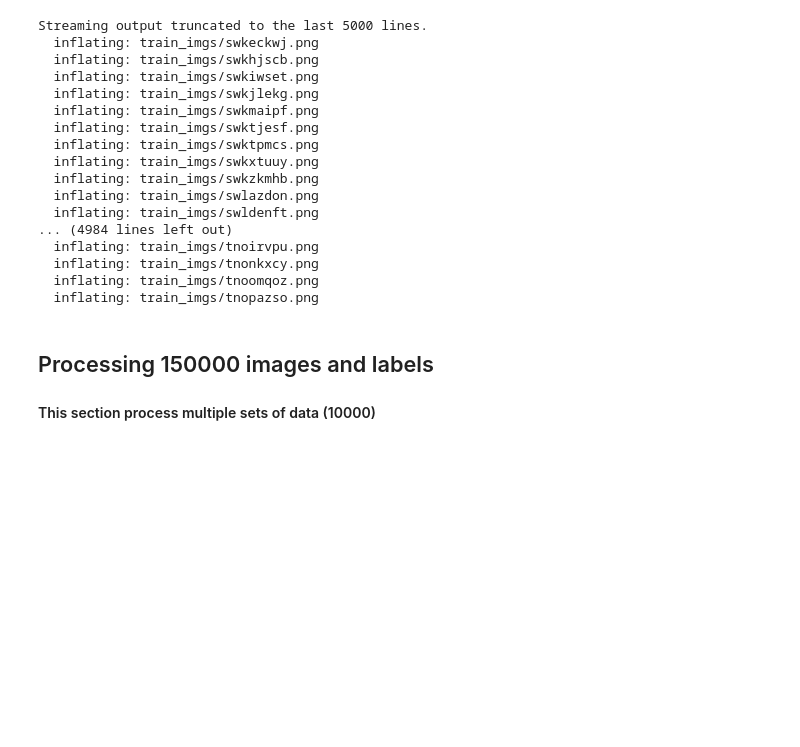
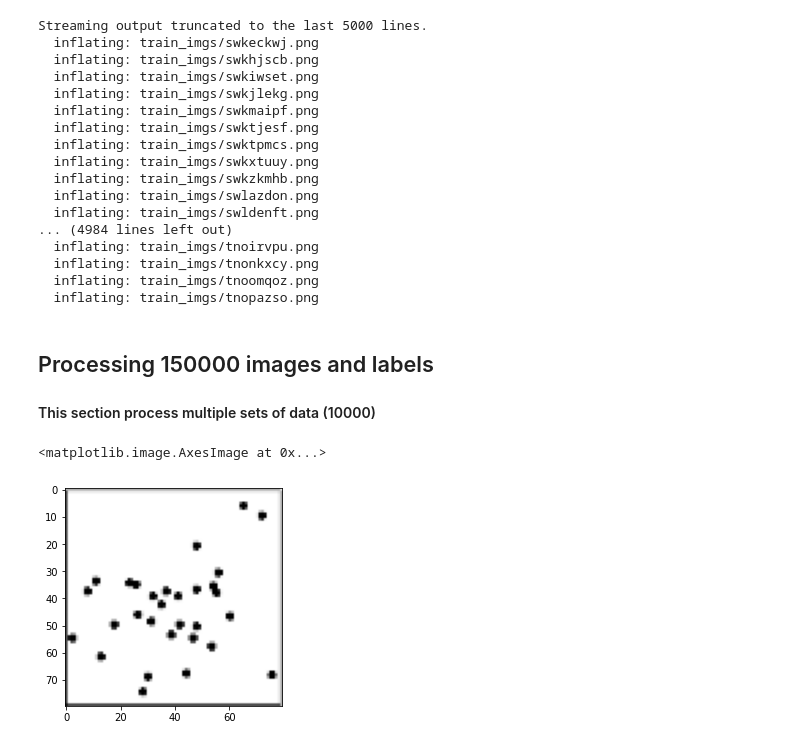
Before and after one commit to Stenardt-9002/Machine_learning-projects, a Jupyter notebook: prproject/mainrunCNN.ipynb, the cells around one changed output. Saved outputs shown, nothing was run; the diff lists cells and outputs as text; code cells hidden in the pictures; blank space fills up the shorter version.

Commit message:
Multi pass of data distributed|feeded  CNN(pr-pro)

```diff
--- a/prproject/mainrunCNN.ipynb
+++ b/prproject/mainrunCNN.ipynb
@@ -66,0 +69,15 @@ Streaming output truncated to the last 5000 lines.
+# %%
+# def getfiles(no_of_images,dataframe,randomies = True,chunks = 1 ,indivdiual_chunk_size = 10000):
+def getfiles(no_of_images,dataframe,randomies = True,chunks = 1 ):
+#
+  if randomies:
+    list1 = random.sample(range(0,150000),no_of_images)
+
+    label = dataframe.iloc[list1,1].tolist()
+    fielname = dataframe.iloc[list1,0].tolist()
+    return label,fielname
+  else:
+    list1 = [i for i in range(no_of_images*(chunks-1) , no_of_images*(chunks))]
+    label = dataframe.iloc[list1,1].tolist()
+    fielname = dataframe.iloc[list1,0].tolist()
+    return label,fielname
@@ -66,0 +122,18 @@ Streaming output truncated to the last 5000 lines.
+# %%
+#loading and training in chunk
+label,fielname = getfiles(10000,df,False,1)
+
+size1 = (80,80)
+matrm = images_to_matr(fielname,df,size = size1,path = 'train_imgs')
+input_size1 = (size1[0],size1[1],3)
+
+
+combinelist = list(zip(label,matrm))
+pdsdata = pd.DataFrame(combinelist,columns = ["Score","Matrix"]) #create pandas dataframe with both columns combined
+labelsdata = pdsdata.iloc[0,:]
+# %%
+SEE_IMAGE = 3
+plt.imshow(matrm[SEE_IMAGE],cmap = plt.cm.binary)
+# %% [output]
+<matplotlib.image.AxesImage at 0x...>
+[figure, added]
```
Also changed, not shown: parts of 19 cells of this notebook.
